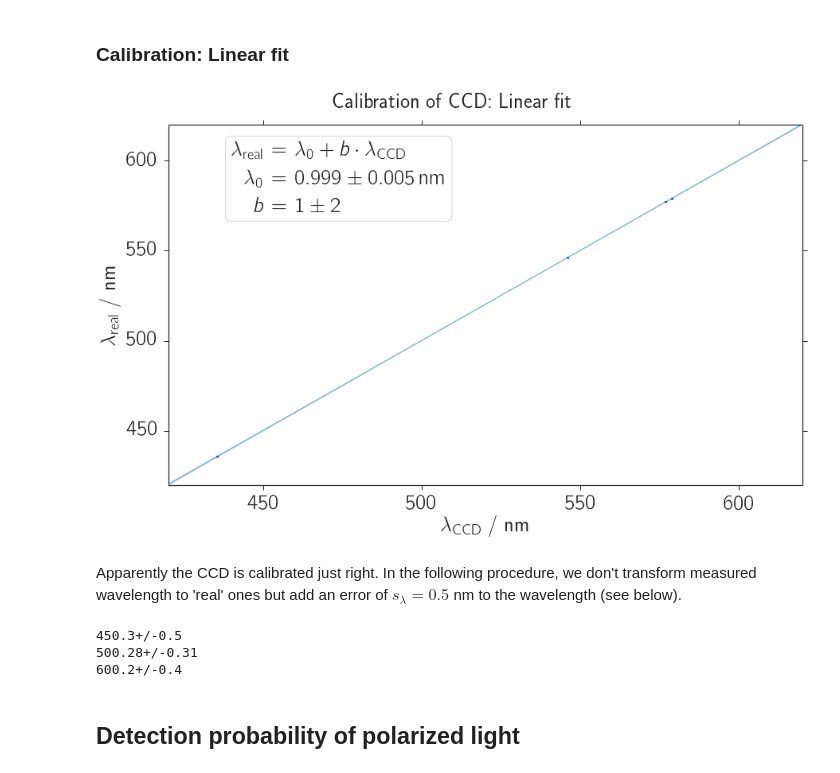
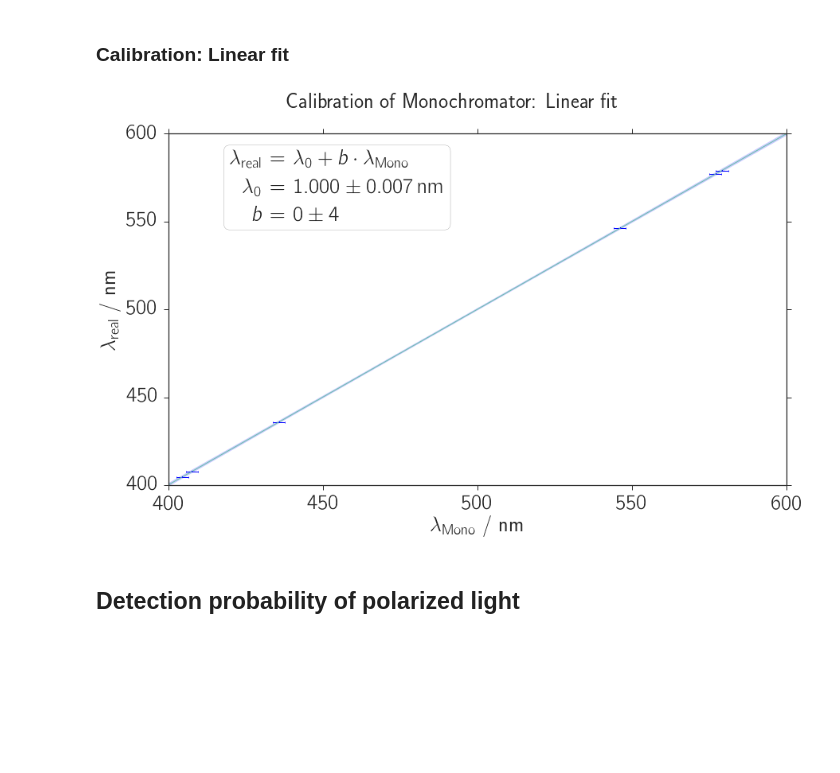
Before and after one commit to Bondzio/fp, a Jupyter notebook: raman/analysis/raman_mono.ipynb, the cells around one changed output. Saved outputs shown, nothing was run; the diff lists cells and outputs as text; code cells hidden in the pictures; blank space fills up the shorter version.

```diff
--- a/raman/analysis/raman_mono.ipynb
+++ b/raman/analysis/raman_mono.ipynb
@@ -40,11 +46,6 @@ rcParams['figure.figsize'] = (xfactor*6.2, xfactor*3.83)
 # %% [output]
 <matplotlib.figure.Figure at 0x...>
 # %%
-import re
-from scipy.constants import c,h,eV, pi
-hceV = h * c / eV
-find_number = lambda string: re.search("-?\\d+",string).group(0)
-
 from smooth import savitzky_golay
 import uncertainties as uc
 import uncertainties.unumpy as un
@@ -57,6 +58,8 @@ if not save_fig:
         npy_dir = "./npy/"
 
 colors = ['b', 'r', 'g', 'darkmagenta', 'firebrick', 'cyan', 'orange', 'magenta', 'darkgoldenrod']
+
+xlim_global = (400, 600)
 # %%
 def breit_wigner(x, x0, gamma, amplitude, offset):
     """
@@ -92,9 +95,9 @@ def uc_str(c):
     input format: uc.ufloat
     rounds float and corrisponding error to last significant digit
     returns float and error as string
-    as integers with max 4 error digits
-    as floats with max 3 error digits
-    as exp else
+    * as integers with max 4 error digits
+    * as floats with max 3 error digits
+    * as exp else
     """
     digit = -int(np.floor(np.log10(c.s)))
     if (c.s * 10**digit) < 1.5: # convention...
@@ -103,7 +106,7 @@ def uc_str(c):
     s_c_r = round(c.s, digit)
     if (-3 < digit) * (digit <= 0): # returns readable integers
         c_str = '%i \pm %i'%(c_r, s_c_r)
-    elif (0 < digit) * (digit < 4): # returns readable floats (max 3 digits)
+    elif (0 < digit) * (digit < 5): # returns readable floats (max 3 digits)
         c_str = ('%.' + str(digit) + 'f \pm %.' + str(digit) + 'f')%(c_r, s_c_r)
     else: # returns exp
         c_str = ('(%.1f \pm %.1f)\mathrm{e}%i')%(c_r * 10**(digit-1), s_c_r * 10**(digit-1), -(digit-1))
@@ -168,70 +160,57 @@ if save_fig:
 # %% [markdown]
 ### Calibration: Linear fit
 # %%
-# Get all peaks. Use HWHM = gamma as error on peaks.
-cs = [c1, c2, c3, c4]
-x0 = un.nominal_values([c[0] for c in cs])
-s_x0 = un.nominal_values([c[1] for c in cs])
-x0_e = un.uarray(x0, s_x0)
+x0 = un.nominal_values(x0s)
+s_x0 = un.std_devs(x0s)
 
-lit_peaks = np.array([435.8, 546.1, 577.1, 579.1])
+lit_peaks = np.array([404.7, 407.8, 435.8, 546.1, 577.1, 579.1])
 
 coeff_lin, cov_lin = curve_fit(linear, lit_peaks, x0, p0=None,
                                sigma=np.sqrt(s_x0), absolute_sigma=True)
 c_lin = uc.correlated_values(coeff_lin, cov_lin)
 # Switch to lambda(x0) = lit_peak(x0)
 d_lin = np.array([1 / c_lin[0], -c_lin[1] / c_lin[0]])
-np.save(npy_dir + 'ccd_calibration', d_lin)
+np.save(npy_dir + 'mono_calibration', d_lin)
 
 # Plotting
-x_min, x_max = [420, 650]
+x_min, x_max = [400, 600]
 x = np.linspace(x_min, x_max, 200)
 fit = linear(x, *d_lin)
 
 fig1, ax1 = plt.subplots(1, 1)
 if not save_fig:
-    fig1.suptitle('Calibration of CCD: Linear fit', y=1.02)
+    fig1.suptitle('Calibration of Monochromator: Linear fit', y=1.02)
 ax1.fill_between(x,
         un.nominal_values(fit) + un.std_devs(fit),
         un.nominal_values(fit) - un.std_devs(fit),
         facecolor=colors[0], color=colors[0], alpha=0.2)
 ax1.plot(x, un.nominal_values(fit), '-', linewidth=1.0)
 ax1.errorbar(x0, lit_peaks, xerr=s_x0, yerr=None, fmt='b,', elinewidth=1.0, capsize=1.2, capthick=0.8)
 ax1.set_xlim(xlim_global)
 ax1.set_ylim(xlim_global)
-ax1.set_xlabel("$\lambda_\mathrm{CCD}$ / nm")
+ax1.set_xlabel("$\lambda_\mathrm{Mono}$ / nm")
 ax1.set_ylabel("$\lambda_\mathrm{real}$ / nm")
 #ax1.legend(loc=1)
 
 # Get the parameters ofthe linear fit to be presented in a textbox
 l0_str = uc_str(d_lin[0])
 b_str = uc_str(d_lin[1])
 textstr = "\\begin{eqnarray*} \
-        \\ \lambda_\mathrm{real} &=& \lambda_0 + b \cdot \lambda_\mathrm{CCD} \\\\ \
+        \\ \lambda_\mathrm{real} &=& \lambda_0 + b \cdot \lambda_\mathrm{Mono} \\\\ \
         \\ \lambda_0 &=& %s \,\mathrm{nm} \\\\ \
         \\ b &=& %s\
         \end{eqnarray*}"%(l0_str,b_str)
 ax1 = plt.gca()
 props = dict(boxstyle='round', facecolor='white', alpha=0.5)
 ax1.text(0.1, 0.95, textstr, transform=ax1.transAxes, va='top', bbox=props)
 
 if show_fig:
     fig1.show()
 if save_fig:
-    file_name = "ccd_calibration_linear_fit"
+    file_name = "mono_calibration_linear_fit"
     fig1.savefig(fig_dir + file_name + ".pdf")
     fig1.savefig(fig_dir + file_name + ".png")
 # %% [output]
-[figure, old version]
+[figure, new version]
-# %% [markdown]
-Apparently the CCD is calibrated just right. In the following procedure, we don't transform measured wavelength to 'real' ones but add an error of $s_\lambda = 0.5$ nm to the wavelength (see below).
-# %%
-print(linear(450, *d_lin))
-print(linear(500, *d_lin))
-print(linear(600, *d_lin))
-# %% [output]
-450.3+/-0.5
-500.28+/-0.31
-600.2+/-0.4
 # %% [markdown]
 ## Detection probability of polarized light
```
Also changed, not shown: parts of 22 cells of this notebook, 9 other files.
